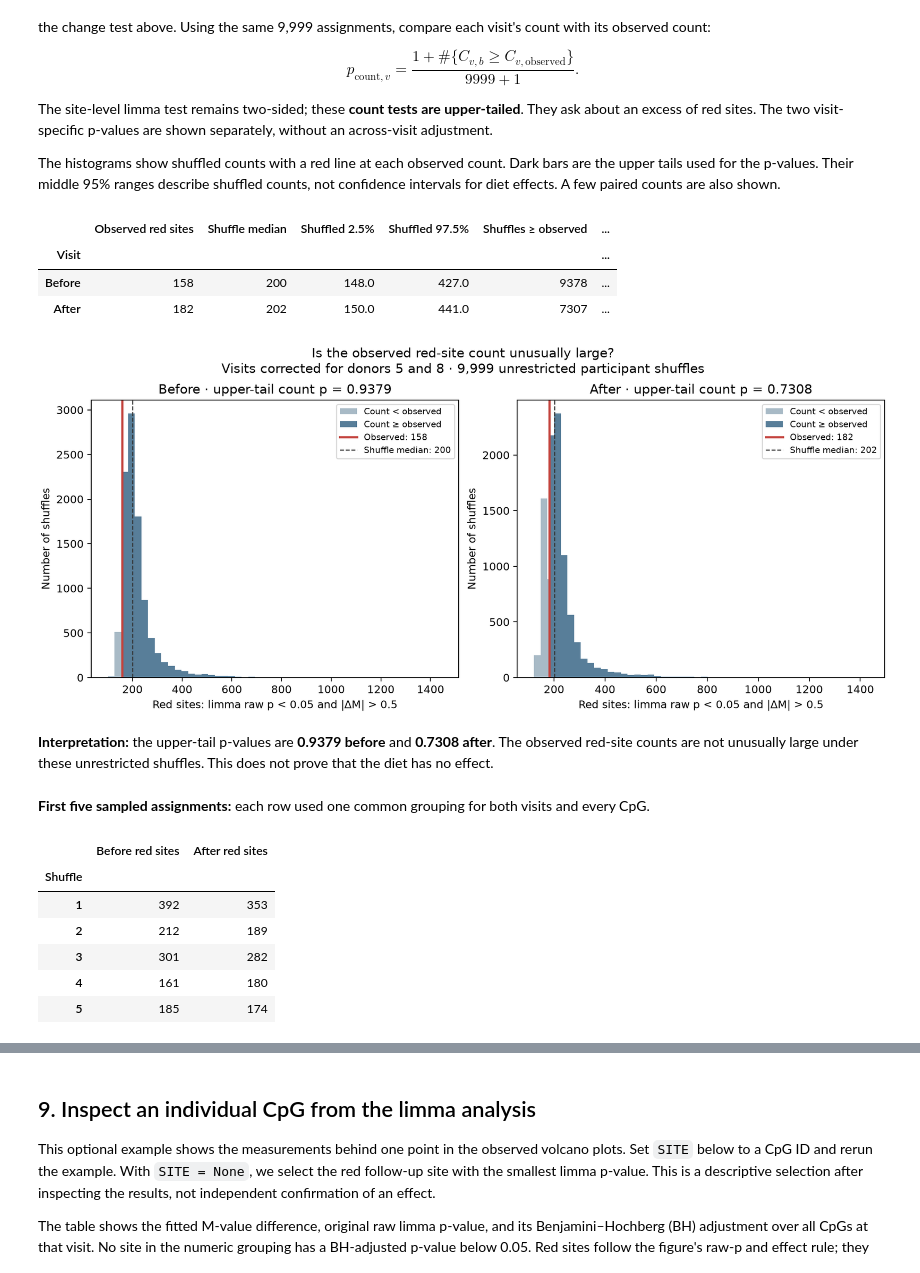
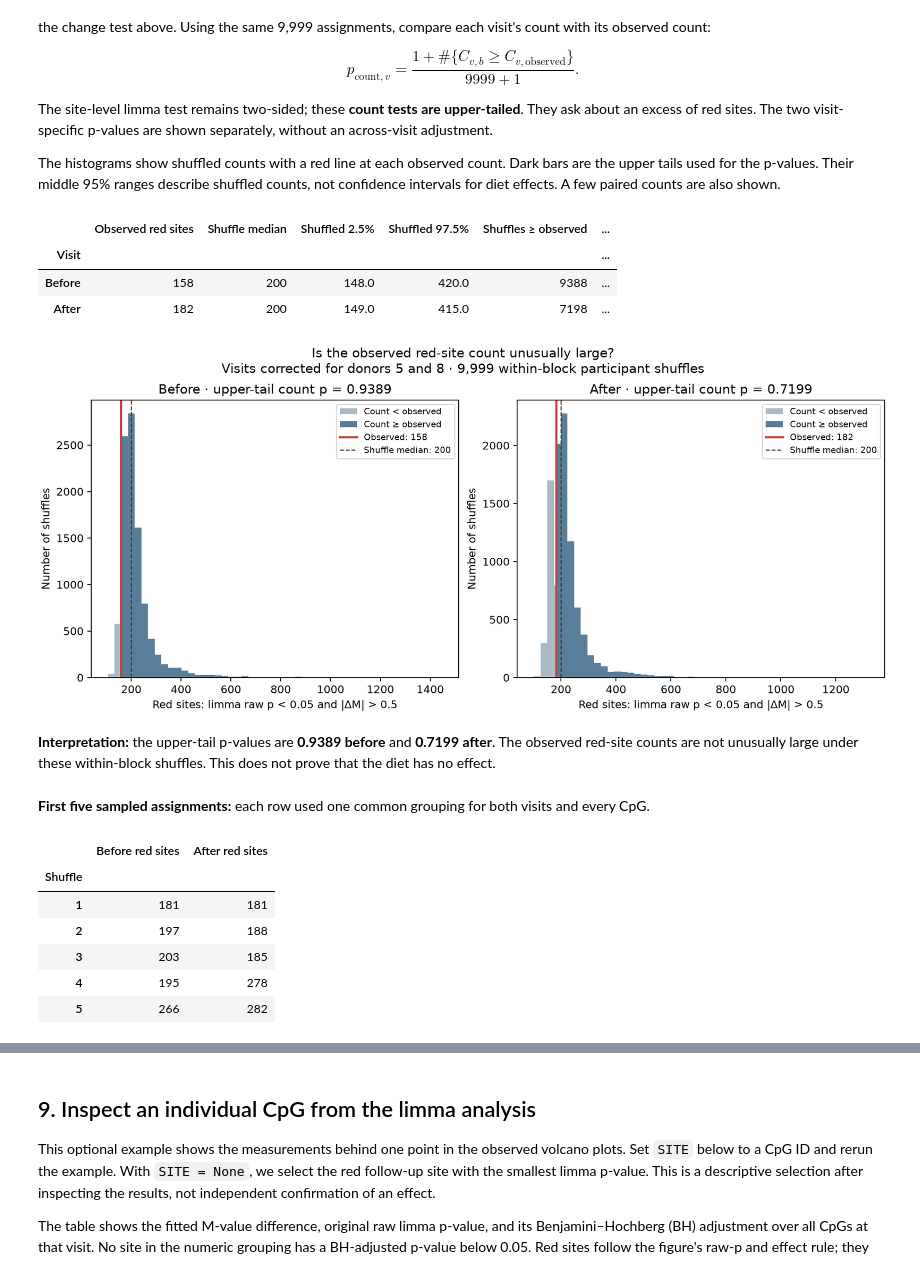
Before and after one commit to pbenner/diet-methylation-reanalysis, a Jupyter notebook: notebooks/figure1b_results.ipynb, the cells around one changed output, grey strips where cells are left out. Saved outputs shown, nothing was run; the diff lists cells and outputs as text; code cells hidden in the pictures.

```diff
--- a/notebooks/figure1b_results.ipynb
+++ b/notebooks/figure1b_results.ipynb
@@ -41,13 +42,13 @@ from IPython.display import display, Markdown, Image
 ROOT = next(
     (p for p in [Path.cwd(), *Path.cwd().parents]
      if (p / "data/processed/audit.json").exists()
-     and (p / "results/corrected_visits/diet_code/permutation_run.json").exists()),
+     and (p / "results/blocked_randomization/diet_code/permutation_run.json").exists()),
     None,
 )
 if ROOT is None:
     raise FileNotFoundError("Open this notebook from the vegandiet project or its notebooks folder.")
 
-OUT = ROOT / "results/corrected_visits/diet_code"
+OUT = ROOT / "results/blocked_randomization/diet_code"
 audit = json.loads((ROOT / "data/processed/audit.json").read_text())
 run = json.loads((OUT / "permutation_run.json").read_text())
 summary = pd.read_csv(OUT / "limma_summary.csv").set_index("time")
@@ -64,7 +65,7 @@ pd.set_option("display.max_columns", 14)
 display(Markdown(f"Loaded **{audit['matrix_shape'][0]:,} CpGs**, "
                  f"**{audit['participants']} participants**, "
                  f"and a saved run of **{run['repetitions']:,} permutations**."))
-assert run["annotation_scenario"] == "corrected_visits"
+assert run["annotation_scenario"] == "blocked_randomization"
 assert hashlib.sha256((ROOT / run["samples_file"]).read_bytes()).hexdigest() == run["samples_sha256"]
 correction = json.loads((ROOT / "data/processed/visit_correction.json").read_text())
 assert correction["corrected_samples_sha256"] == run["samples_sha256"]
@@ -72,5 +73,14 @@ assert correction["corrected_rows"] == 4 and correction["only_time_changed"]
 sys.path.insert(0, str(ROOT / "scripts"))
 from audit_results import validate_saved_summaries
 validate_saved_summaries(OUT)
+
+assert run["permutation_scheme"] == "within_randomization_blocks"
+blocks = pd.read_csv(ROOT / run["block_file"], dtype={"participant": str, "diet_code": str})
+assert hashlib.sha256((ROOT / run["block_file"]).read_bytes()).hexdigest() == run["block_file_sha256"]
+allocation_provenance = json.loads((ROOT / "data/randomization/provenance.json").read_text())
+assert allocation_provenance["output_sha256"] == run["block_file_sha256"]
+assert blocks.participant.is_unique and set(blocks.participant) == set(samples.participant)
+baseline_codes = samples[samples.time == 0].set_index("participant").diet_code.sort_index()
+pd.testing.assert_series_equal(blocks.set_index("participant").diet_code.sort_index(), baseline_codes)
 # %% [output]
 Loaded **812,934 CpGs**, **48 participants**, and a saved run of **9,999 permutations**.
@@ -255,44 +265,44 @@ for time in TIMES:
     assert np.isclose(count_p, saved_count_test.loc[time, "count_p_upper"])
     count_rows.append({
         "Visit": time.title(),
         "Observed red sites": observed_count,
         "Shuffle median": int(null_counts[time].median()),
         "Shuffled 2.5%": null_counts[time].quantile(0.025),
         "Shuffled 97.5%": null_counts[time].quantile(0.975),
         "Shuffles ≥ observed": extreme,
         "Count p (upper tail)": count_p,
         "Monte Carlo SE": np.sqrt(count_p * (1 - count_p) / B),
     })
 count_results = pd.DataFrame(count_rows).set_index("Visit")
 display(count_results.style.format({
     "Shuffled 2.5%": "{:.1f}", "Shuffled 97.5%": "{:.1f}",
     "Count p (upper tail)": "{:.4f}", "Monte Carlo SE": "{:.4f}",
 }))
 display(Image(filename=str(OUT / "null_counts.png"), width=1100))
 display(Markdown(
     f"**Interpretation:** the upper-tail p-values are "
     f"**{count_results.loc['Before', 'Count p (upper tail)']:.4f} before** and "
     f"**{count_results.loc['After', 'Count p (upper tail)']:.4f} after**. "
-    "The observed red-site counts are not unusually large under these unrestricted "
+    "The observed red-site counts are not unusually large under these within-block "
     "shuffles. This does not prove that the diet has no effect."
 ))
 first_shuffles = null_counts.head(5).copy()
 first_shuffles.index = pd.RangeIndex(1, len(first_shuffles) + 1, name="Shuffle")
 display(Markdown("**First five sampled assignments:** each row used one common grouping for both visits and every CpG."))
 display(first_shuffles.rename(columns={"before": "Before red sites", "after": "After red sites"}))
 # %% [output]
 |  | Observed red sites | Shuffle median | Shuffled 2.5% | Shuffled 97.5% | Shuffles ≥ observed | ... |
 | Visit |  |  |  |  |  | ... |
-| Before | 158 | 200 | 148.0 | 427.0 | 9378 | ... |
-| After | 182 | 202 | 150.0 | 441.0 | 7307 | ... |
+| Before | 158 | 200 | 148.0 | 420.0 | 9388 | ... |
+| After | 182 | 200 | 149.0 | 415.0 | 7198 | ... |
-[figure, old version]
+[figure, new version]
-**Interpretation:** the upper-tail p-values are **0.9379 before** and **0.7308 after**. The observed red-site counts are not unusually large under these unrestricted shuffles. This does not prove that the diet has no effect.
+**Interpretation:** the upper-tail p-values are **0.9389 before** and **0.7199 after**. The observed red-site counts are not unusually large under these within-block shuffles. This does not prove that the diet has no effect.
 **First five sampled assignments:** each row used one common grouping for both visits and every CpG.
 |  | Before red sites | After red sites |
 | Shuffle |  |  |
-| 1 | 392 | 353 |
-| 2 | 212 | 189 |
-| 3 | 301 | 282 |
-| 4 | 161 | 180 |
-| 5 | 185 | 174 |
+| 1 | 181 | 181 |
+| 2 | 197 | 188 |
+| 3 | 203 | 185 |
+| 4 | 195 | 278 |
+| 5 | 266 | 282 |
 # %% [markdown]
```
Also changed, not shown: parts of 18 cells of this notebook, 16 other files.
